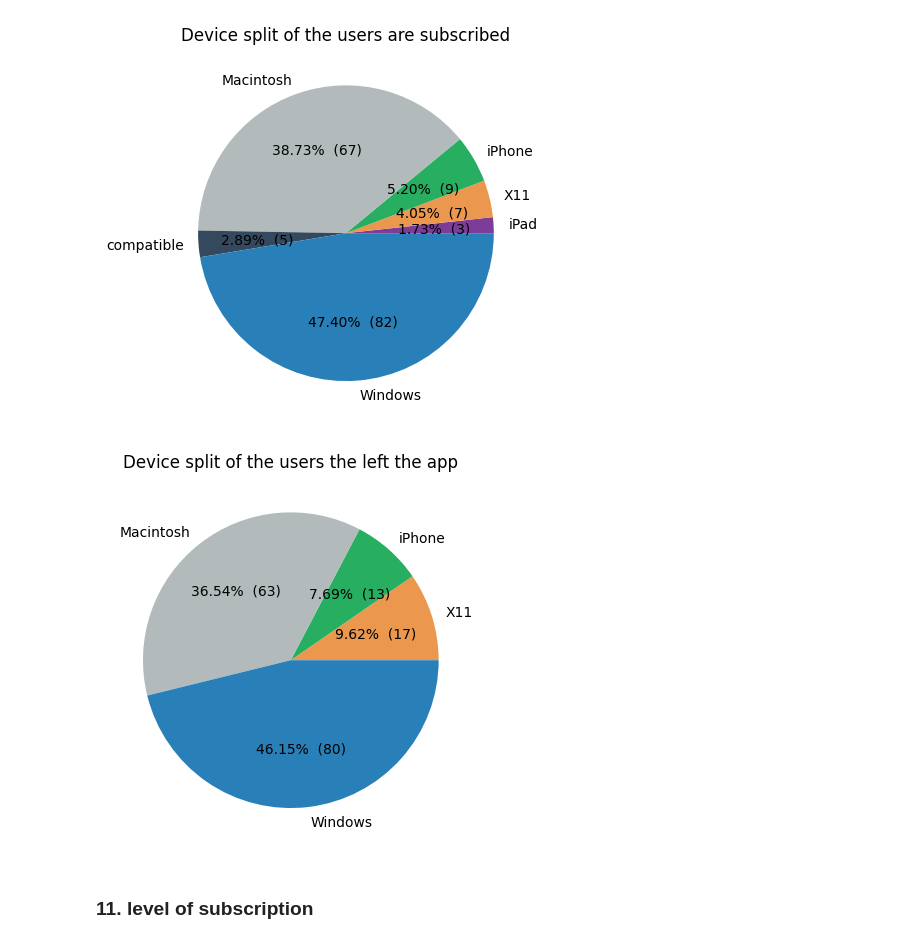
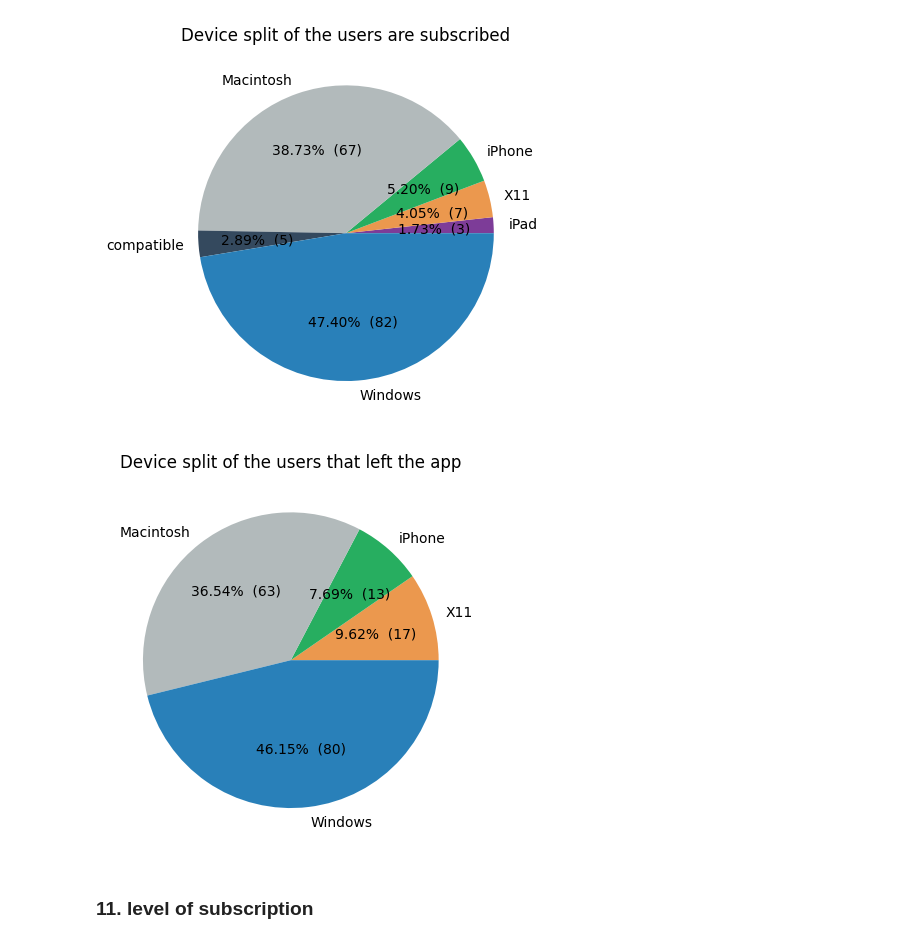
Before and after one commit to rbeni/udacity-data-science, a Jupyter notebook: project_4/Sparkify.ipynb, the cells around one changed output. Saved outputs shown, nothing was run; the diff lists cells and outputs as text; code cells hidden in the pictures.

```diff
--- a/project_4/Sparkify.ipynb
+++ b/project_4/Sparkify.ipynb
@@ -635,10 +635,10 @@ plt.show()
 [figure]
 # %%
 plt.pie(lf_device_df["count"], labels = lf_device_df["device"], colors=[colours[key] for key in lf_device_df["device"]], autopct=make_autopct(sb_device_df["count"]))
-plt.title('Device split of the users the left the app')
+plt.title('Device split of the users that left the app')
 plt.show()
 # %% [output]
-[figure, old version]
+[figure, new version]
 # %% [markdown]
 ### 11. level of subscription
 # %%
```
Also changed, not shown: parts of 3 cells of this notebook, 1 other file.
